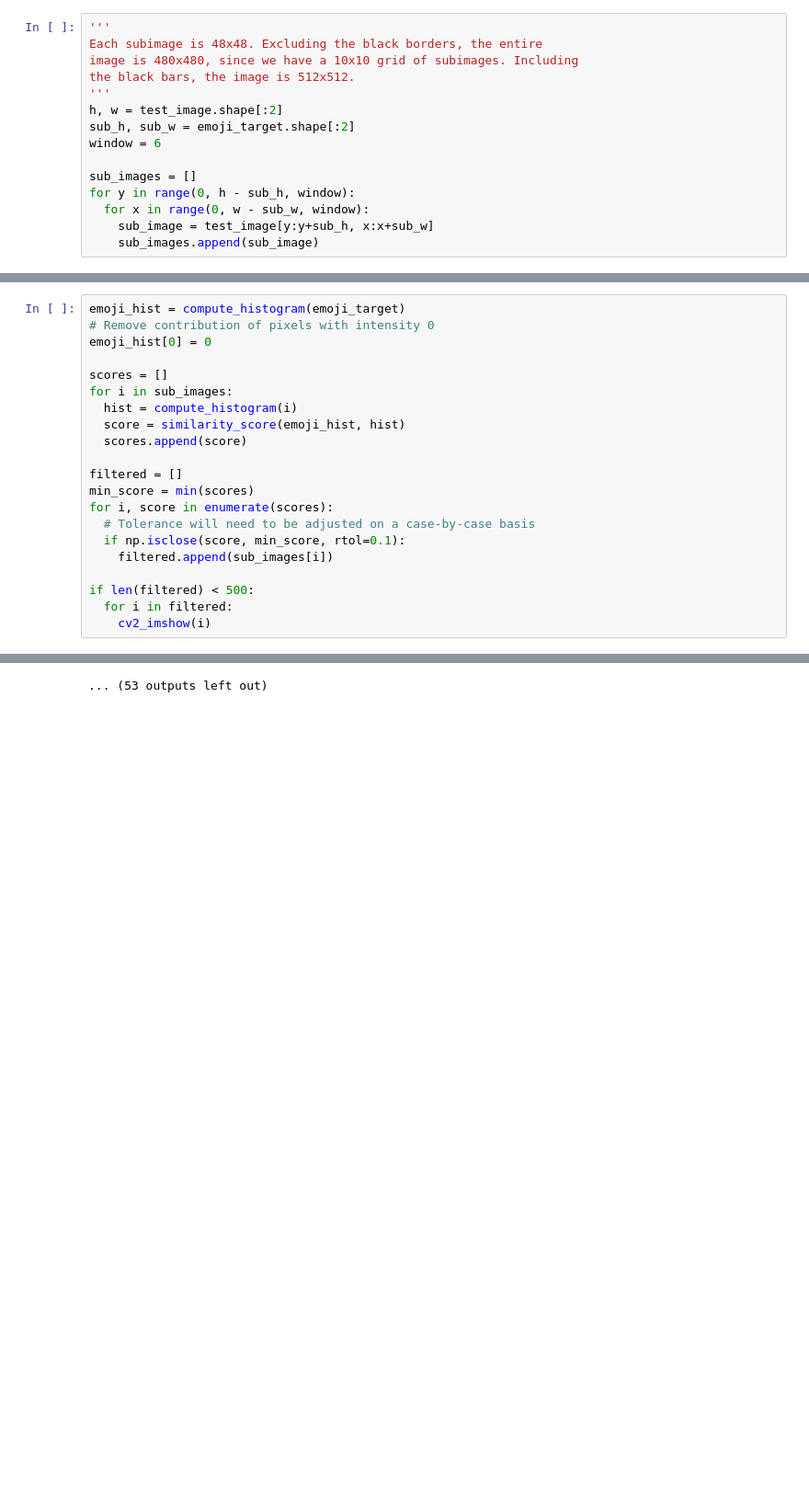
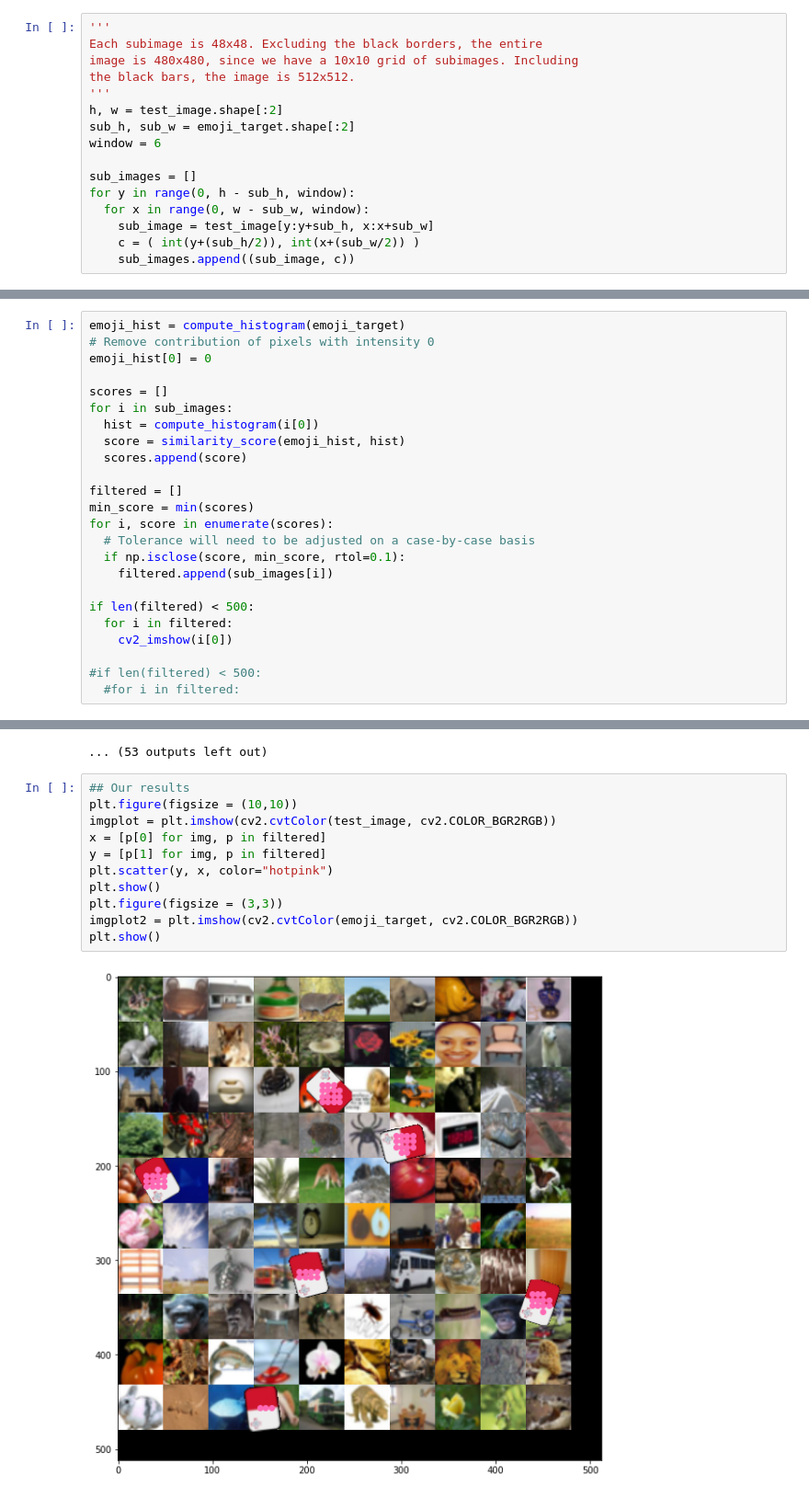
Before and after one commit to bhavanvir/emoji-hunt, a Jupyter notebook: ECE_471_Minimal_Project_Sample_2023.ipynb, the cells around one changed output, grey strips where cells are left out. Shown at 92% size. Cells and saved outputs as stored; diff of their text form; blank space fills up the shorter version.

```diff
--- a/ECE_471_Minimal_Project_Sample_2023.ipynb
+++ b/ECE_471_Minimal_Project_Sample_2023.ipynb
@@ -110,7 +110,8 @@ sub_images = []
 for y in range(0, h - sub_h, window):
   for x in range(0, w - sub_w, window):
     sub_image = test_image[y:y+sub_h, x:x+sub_w]
-    sub_images.append(sub_image)
+    c = ( int(y+(sub_h/2)), int(x+(sub_w/2)) )
+    sub_images.append((sub_image, c))
 # %%
 def compute_histogram(image):
   gray = cv2.cvtColor(image.astype(np.uint8), cv2.COLOR_BGR2GRAY)
@@ -137,7 +138,7 @@ emoji_hist[0] = 0
 
 scores = []
 for i in sub_images:
-  hist = compute_histogram(i)
+  hist = compute_histogram(i[0])
   score = similarity_score(emoji_hist, hist)
   scores.append(score)
 
@@ -150,7 +151,10 @@ for i, score in enumerate(scores):
 
 if len(filtered) < 500:
   for i in filtered:
-    cv2_imshow(i)
+    cv2_imshow(i[0])
+
+#if len(filtered) < 500:
+  #for i in filtered:
 # %% [output]
 [figure]
 [figure]
@@ -165,3 +169,16 @@ if len(filtered) < 500:
 [figure]
 [figure]
 ... (53 outputs left out)
+# %%
+## Our results
+plt.figure(figsize = (10,10))
+imgplot = plt.imshow(cv2.cvtColor(test_image, cv2.COLOR_BGR2RGB))
+x = [p[0] for img, p in filtered]
+y = [p[1] for img, p in filtered]
+plt.scatter(y, x, color="hotpink")
+plt.show()
+plt.figure(figsize = (3,3))
+imgplot2 = plt.imshow(cv2.cvtColor(emoji_target, cv2.COLOR_BGR2RGB))
+plt.show()
+# %% [output]
+[figure, added]
```
Also changed, not shown: parts of 1 cell of this notebook.
